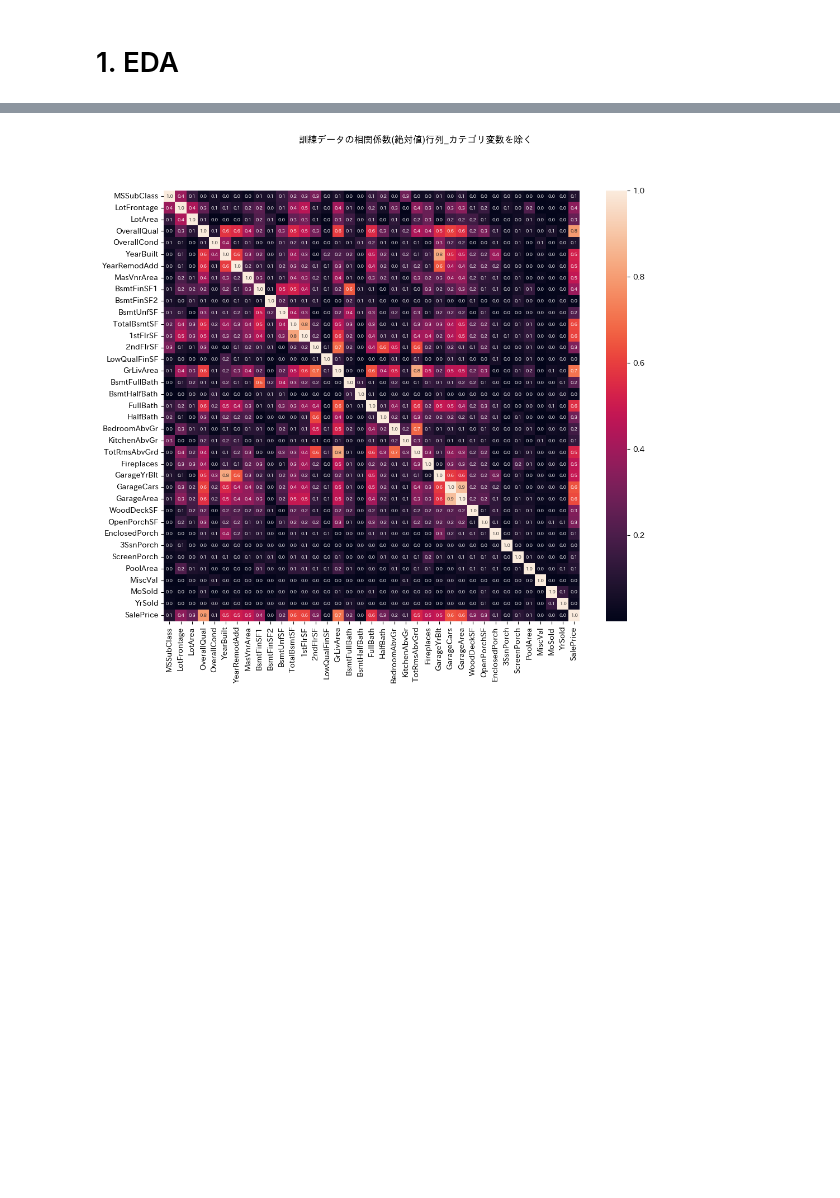
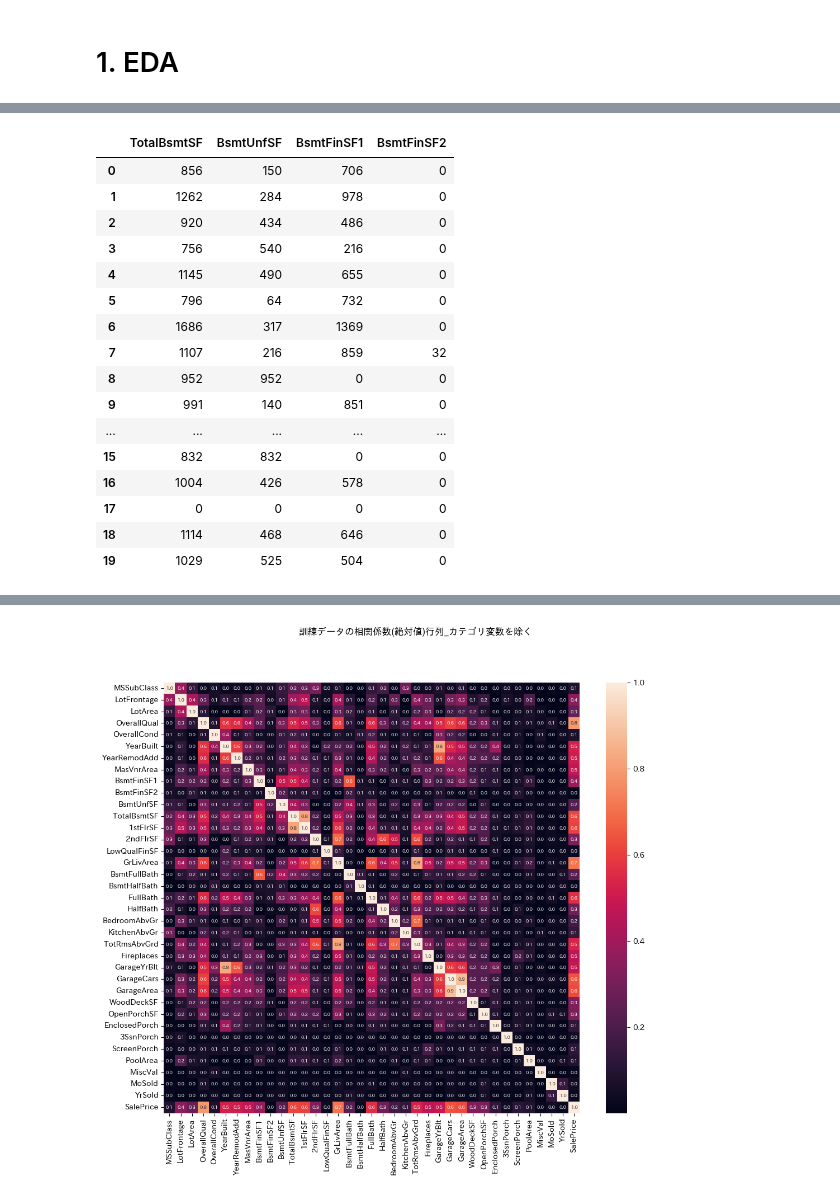
Before and after one commit to T0bbuT/kaggle_house_price, a Jupyter notebook: re-analysis.ipynb, the cells around one changed output, grey strips where cells are left out. Saved outputs shown, nothing was run; the diff lists cells and outputs as text; code cells hidden in the pictures; blank space fills up the shorter version.

```diff
--- a/re-analysis.ipynb
+++ b/re-analysis.ipynb
@@ -11,8 +11,8 @@ from ydata_profiling import ProfileReport
 from scipy import stats
 from scipy import special
 
-pd.set_option("display.max_columns", 100)
-pd.set_option("display.max_rows", 500)
+pd.set_option("display.max_columns", None)
+pd.set_option("display.max_rows", None)
 
 df_train = pd.read_csv("train_test_submission/train.csv")
 df_train_Id = df_train["Id"]
@@ -26,6 +26,23 @@ print(f"df_train.shape: {df_train.shape}")
 display(df_train.head(5))
 print(f"df_train.shape: {df_test.shape}")
 display(df_test.head(5))
+
+print("-" * 10, "df_train.info()", "-" * 10)
+print(df_train.info())
+print("-" * 10, "df_test.info()", "-" * 10)
+print(df_test.info())
+
+
+# # ydata_profilingを使う場合。時間かかるので注意
+
+# if not os.path.exists("ydata_profiling"):
+#     os.makedirs("ydata_profiling")
+
+# profile = ProfileReport(df_train, minimal=True)
+# profile.to_file("ydata_profiling/kaggle_houseprices_minimal.html")
+
+# # profile = ProfileReport(df_train, minimal=False)
+# # profile.to_file("ydata_profiling/kaggle_houseprices.html")
 # %% [output]
 df_train.shape: (1460, 80)
 |  | MSSubClass | MSZoning | LotFrontage | LotArea | Street | Alley | LotShape | LandContour | Utilities | ... |
@@ -79,3 +100,23 @@ None
+# %%
+df_train[["TotalBsmtSF", "BsmtUnfSF", "BsmtFinSF1", "BsmtFinSF2"]].head(20)
+# %% [output]
+|  | TotalBsmtSF | BsmtUnfSF | BsmtFinSF1 | BsmtFinSF2 |
+| 0 | 856 | 150 | 706 | 0 |
+| 1 | 1262 | 284 | 978 | 0 |
+| 2 | 920 | 434 | 486 | 0 |
+| 3 | 756 | 540 | 216 | 0 |
+| 4 | 1145 | 490 | 655 | 0 |
+| 5 | 796 | 64 | 732 | 0 |
+| 6 | 1686 | 317 | 1369 | 0 |
+| 7 | 1107 | 216 | 859 | 32 |
+| 8 | 952 | 952 | 0 | 0 |
+| 9 | 991 | 140 | 851 | 0 |
+| ... | ... | ... | ... | ... |
+| 15 | 832 | 832 | 0 | 0 |
+| 16 | 1004 | 426 | 578 | 0 |
+| 17 | 0 | 0 | 0 | 0 |
+| 18 | 1114 | 468 | 646 | 0 |
+| 19 | 1029 | 525 | 504 | 0 |
 # %%
 print("-" * 10, 'df_train["SalePrice"].describe()', "-" * 10)
 print(df_train["SalePrice"].describe())
```
Also changed, not shown: parts of 10 cells of this notebook, 7 other files.
